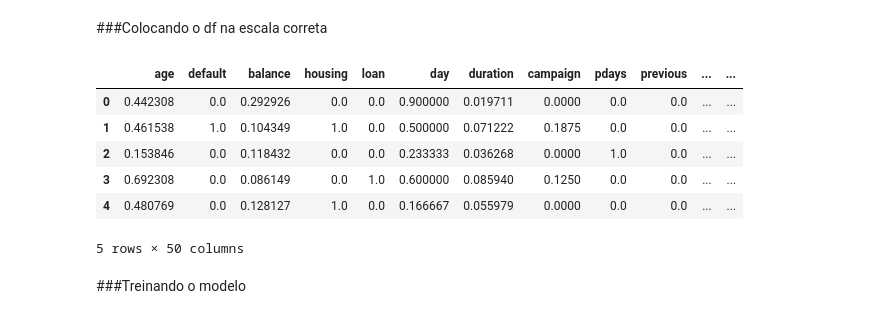
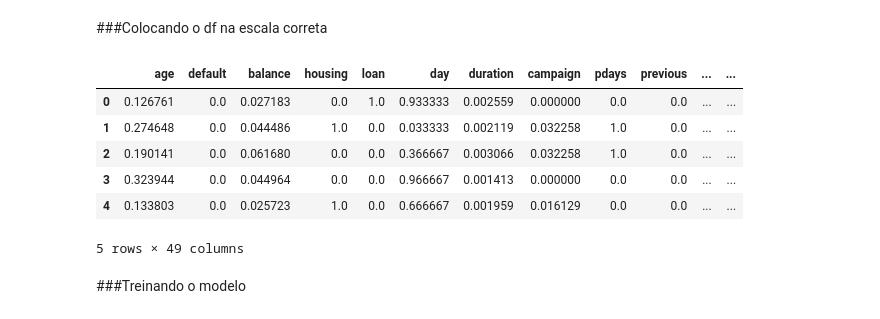
Before and after one commit to ArthurWDamasi0/ProjetoFinalTA, a Jupyter notebook: TreinamentoKNN.ipynb, the cells around one changed output. Saved outputs shown, nothing was run; the diff lists cells and outputs as text; code cells hidden in the pictures.

```diff
--- a/TreinamentoKNN.ipynb
+++ b/TreinamentoKNN.ipynb
@@ -11,6 +11,7 @@ from sklearn.neighbors import KNeighborsRegressor
 from sklearn.neighbors import KNeighborsClassifier
 # %%
 df = pd.read_csv("C:\\Users\\chase\\Documents\\GitHub\\ProjetoFinalTA\\df_final.csv")
+df_test = pd.read_csv("C:\\Users\\chase\\Documents\\GitHub\\ProjetoFinalTA\\df_teste_final.csv")
 df
 # %% [output]
 |  | age | job | marital | education | default | balance | housing | loan | contact | day | month | ... |
@@ -40,6 +41,7 @@ df = df.dropna()
 # %%
 #transformando dados categóricos com get_dummies
 df = pd.get_dummies(df)
+df_test = pd.get_dummies(df_test)
 df
 # %% [output]
 |  | age | default | balance | housing | loan | day | duration | campaign | pdays | previous | ... | ... |
@@ -60,18 +62,24 @@ df
 # %%
 #botando o dataframe na escala para o knn
 scaler = MinMaxScaler()
 scaled_data = scaler.fit_transform(df)
 scaled_data
 df = pd.DataFrame(scaled_data, columns = df.columns)
 df.head()
+
+scaler = MinMaxScaler()
+scaled_data = scaler.fit_transform(df_test)
+scaled_data
+df_test = pd.DataFrame(scaled_data, columns = df_test.columns)
+df_test.head()
 # %% [output]
 |  | age | default | balance | housing | loan | day | duration | campaign | pdays | previous | ... | ... |
-| 0 | 0.442308 | 0.0 | 0.292926 | 0.0 | 0.0 | 0.900000 | 0.019711 | 0.0000 | 0.0 | 0.0 | ... | ... |
-| 1 | 0.461538 | 1.0 | 0.104349 | 1.0 | 0.0 | 0.500000 | 0.071222 | 0.1875 | 0.0 | 0.0 | ... | ... |
-| 2 | 0.153846 | 0.0 | 0.118432 | 0.0 | 0.0 | 0.233333 | 0.036268 | 0.0000 | 1.0 | 0.0 | ... | ... |
-| 3 | 0.692308 | 0.0 | 0.086149 | 0.0 | 1.0 | 0.600000 | 0.085940 | 0.1250 | 0.0 | 0.0 | ... | ... |
-| 4 | 0.480769 | 0.0 | 0.128127 | 1.0 | 0.0 | 0.166667 | 0.055979 | 0.0000 | 0.0 | 0.0 | ... | ... |
+| 0 | 0.126761 | 0.0 | 0.027183 | 0.0 | 1.0 | 0.933333 | 0.002559 | 0.000000 | 0.0 | 0.0 | ... | ... |
+| 1 | 0.274648 | 0.0 | 0.044486 | 1.0 | 0.0 | 0.033333 | 0.002119 | 0.032258 | 1.0 | 0.0 | ... | ... |
+| 2 | 0.190141 | 0.0 | 0.061680 | 0.0 | 0.0 | 0.366667 | 0.003066 | 0.032258 | 1.0 | 0.0 | ... | ... |
+| 3 | 0.323944 | 0.0 | 0.044964 | 0.0 | 0.0 | 0.966667 | 0.001413 | 0.000000 | 0.0 | 0.0 | ... | ... |
+| 4 | 0.133803 | 0.0 | 0.025723 | 1.0 | 0.0 | 0.666667 | 0.001959 | 0.016129 | 0.0 | 0.0 | ... | ... |
-5 rows × 50 columns
+5 rows × 49 columns
 # %% [markdown]
 ###Treinando o modelo
 # %%
```
Also changed, not shown: parts of 3 cells of this notebook, 4 other files.
